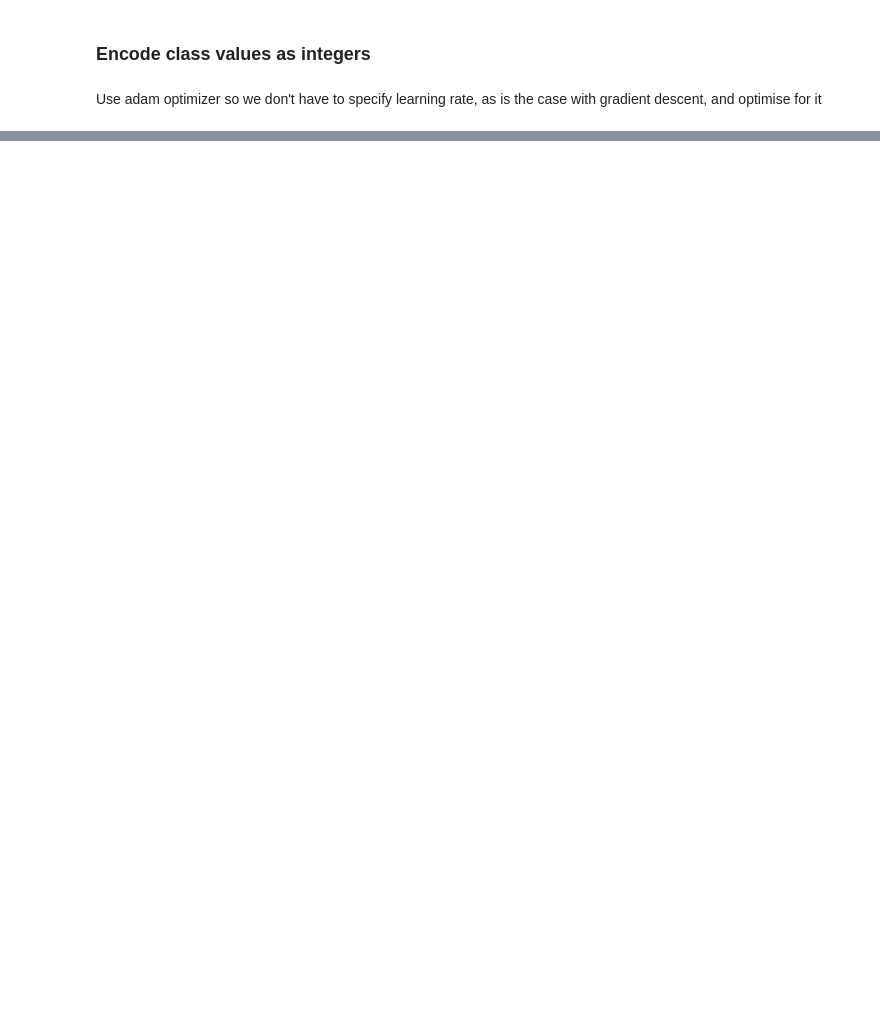
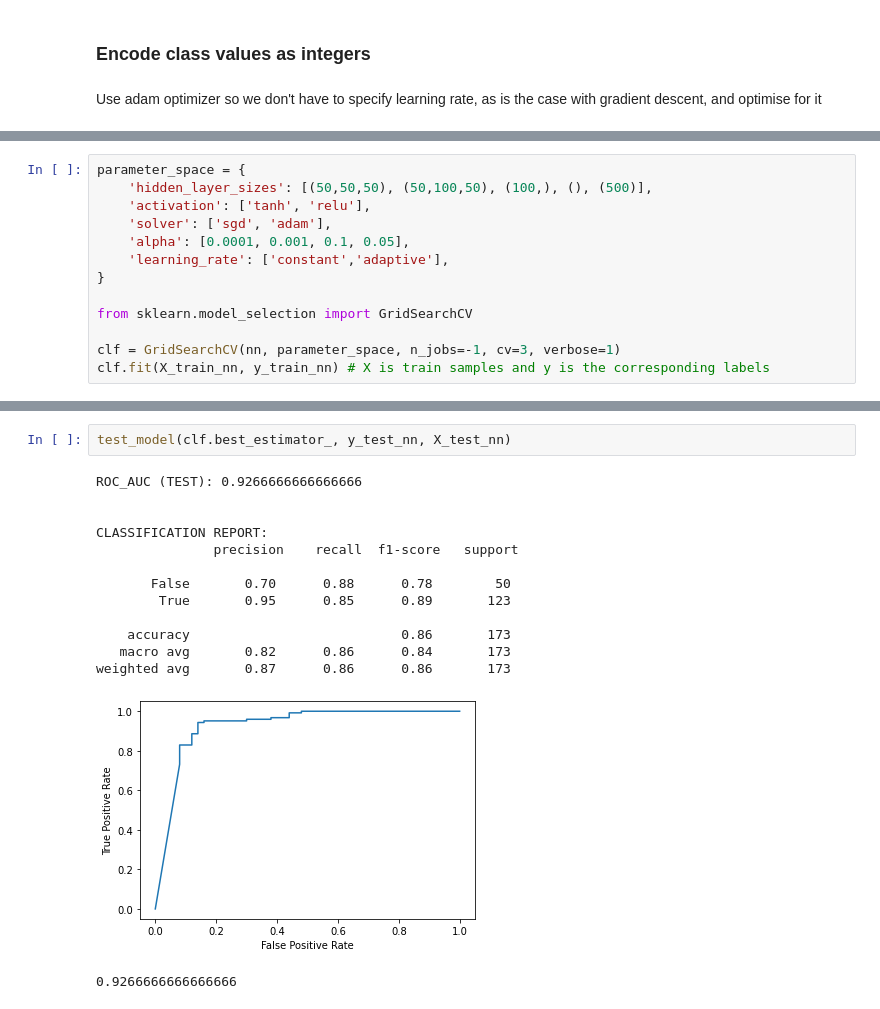
Before and after one commit to Zoya-Anwar/PythonSmellClassifiers-Mark, a Jupyter notebook: smell-classifier.py.ipynb, the cells around one changed output, grey strips where cells are left out. Cells and saved outputs as stored; diff of their text form; blank space fills up the shorter version.

```diff
--- a/smell-classifier.py.ipynb
+++ b/smell-classifier.py.ipynb
@@ -1224,0 +1367,13 @@ KeyboardInterrupt:
+# %%
+parameter_space = {
+    'hidden_layer_sizes': [(50,50,50), (50,100,50), (100,), (), (500)],
+    'activation': ['tanh', 'relu'],
+    'solver': ['sgd', 'adam'],
+    'alpha': [0.0001, 0.001, 0.1, 0.05],
+    'learning_rate': ['constant','adaptive'],
+}
+
+from sklearn.model_selection import GridSearchCV
+
+clf = GridSearchCV(nn, parameter_space, n_jobs=-1, cv=3, verbose=1)
+clf.fit(X_train_nn, y_train_nn) # X is train samples and y is the corresponding labels
@@ -1224,0 +1416,17 @@ KeyboardInterrupt:
+# %%
+test_model(clf.best_estimator_, y_test_nn, X_test_nn)
+# %% [output]
+ROC_AUC (TEST): 0.9266666666666666
+
+
+CLASSIFICATION REPORT:
+               precision    recall  f1-score   support
+
+       False       0.70      0.88      0.78        50
+        True       0.95      0.85      0.89       123
+
+    accuracy                           0.86       173
+   macro avg       0.82      0.86      0.84       173
+weighted avg       0.87      0.86      0.86       173
+[figure, added]
+0.9266666666666666
```
Also changed, not shown: parts of 55 cells of this notebook, 1 other file.
